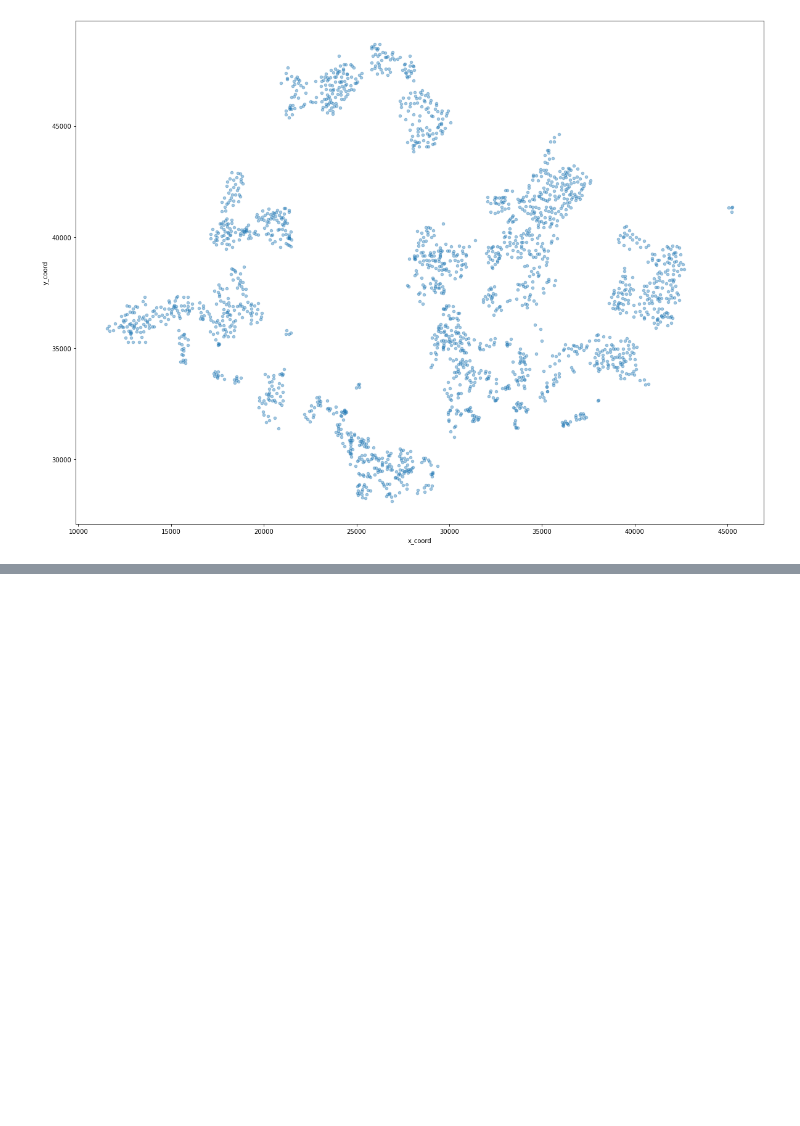
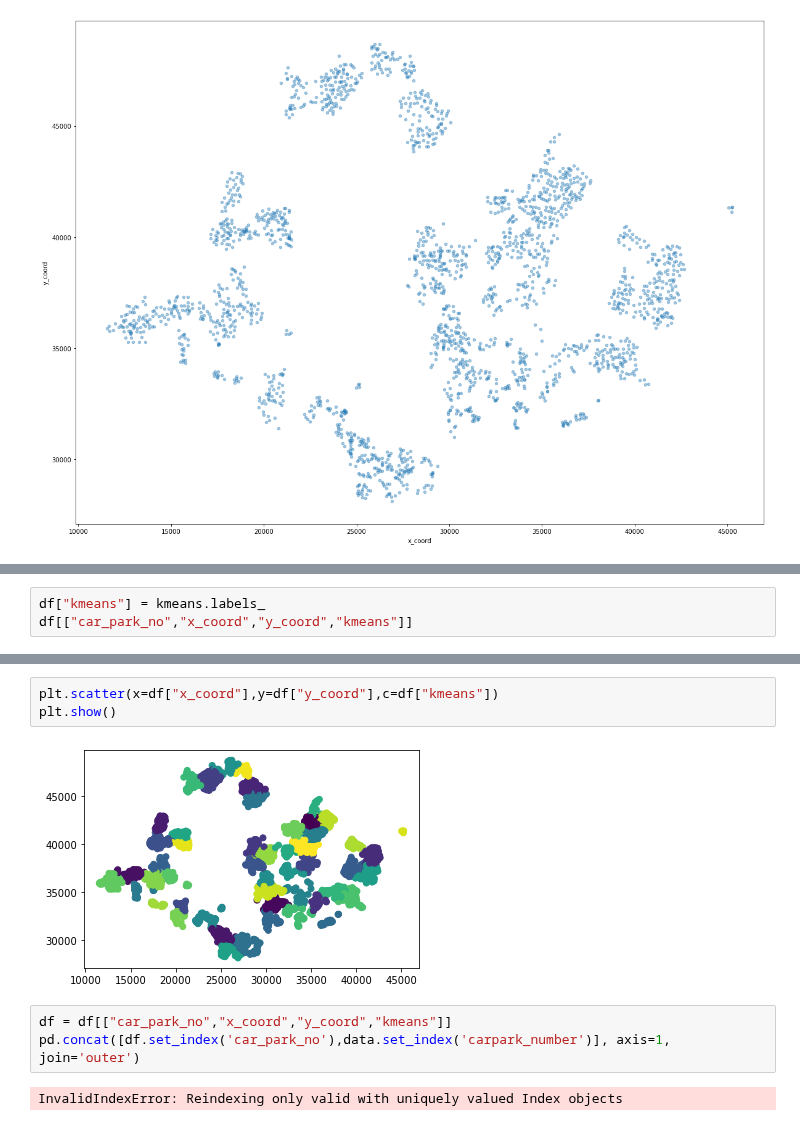
Before and after one commit to EthanWong2212/EE4211_Proj, a Jupyter notebook: part3.ipynb, the cells around one changed output, grey strips where cells are left out. Saved outputs shown, nothing was run; the diff lists cells and outputs as text; blank space fills up the shorter version.

```diff
--- a/part3.ipynb
+++ b/part3.ipynb
@@ -173,0 +206,3 @@ df.plot(x="x_coord",y="y_coord",kind="scatter",alpha=0.4,figsize=(20,15))
+# %%
+df["kmeans"] = kmeans.labels_
+df[["car_park_no","x_coord","y_coord","kmeans"]]
@@ -173,0 +223,10 @@ df.plot(x="x_coord",y="y_coord",kind="scatter",alpha=0.4,figsize=(20,15))
+# %%
+plt.scatter(x=df["x_coord"],y=df["y_coord"],c=df["kmeans"])
+plt.show()
+# %% [output]
+[figure, added]
+# %%
+df = df[["car_park_no","x_coord","y_coord","kmeans"]]
+pd.concat([df.set_index('car_park_no'),data.set_index('carpark_number')], axis=1, join='outer')
+# %% [output]
+InvalidIndexError: Reindexing only valid with uniquely valued Index objects
```
Also changed, not shown: parts of 5 cells of this notebook.
